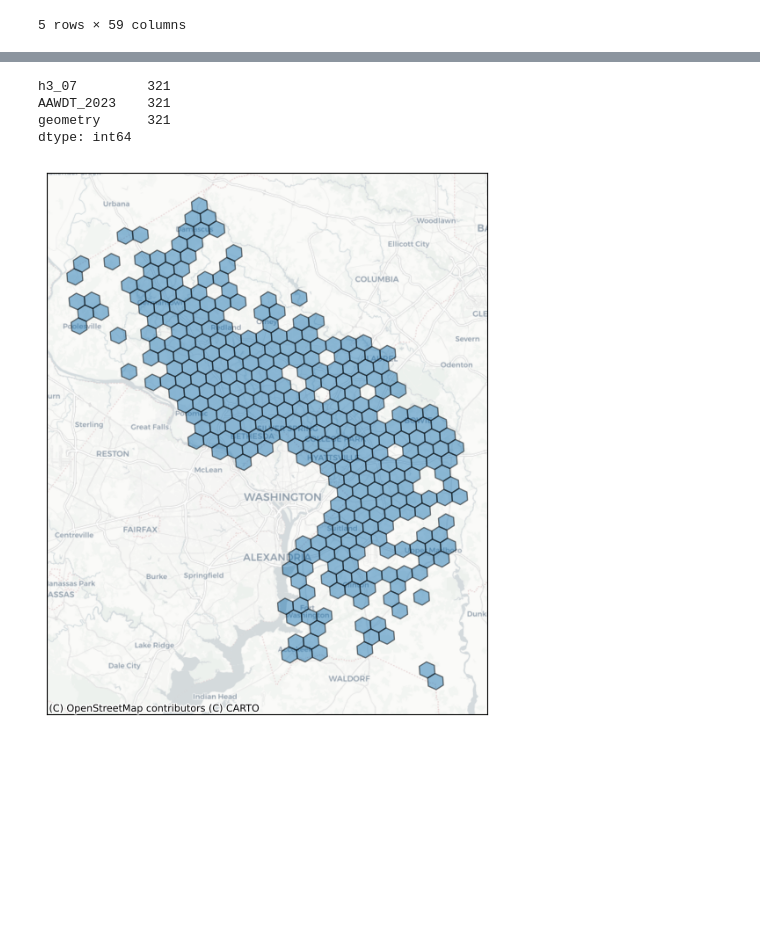
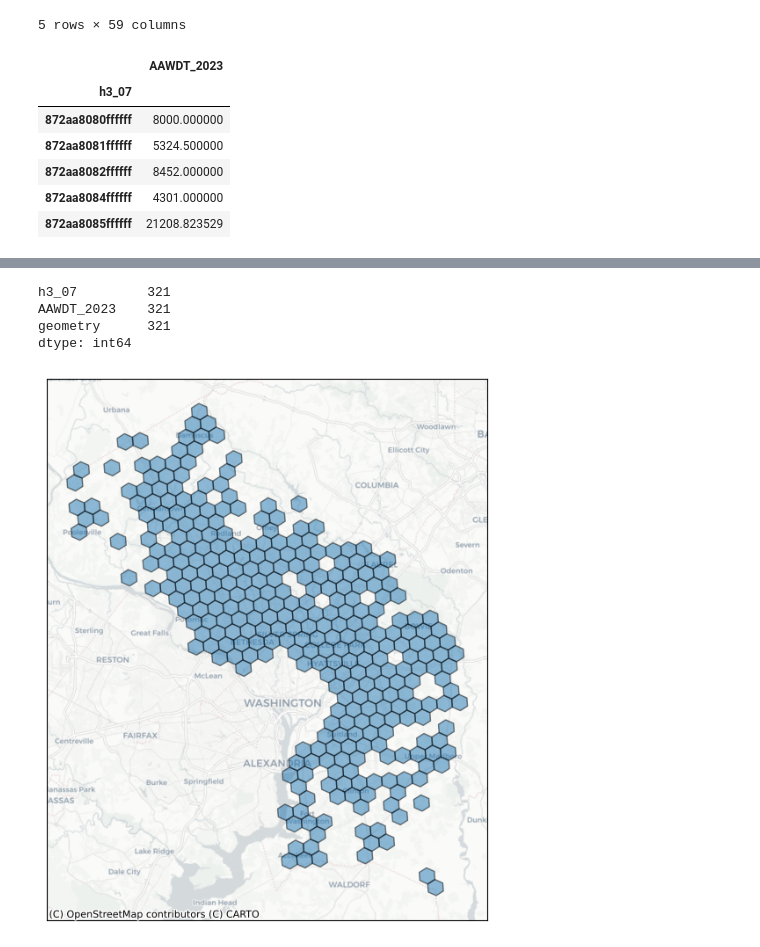
Before and after one commit to emmafurth/SewerRepairDataAnalysisProject, a Jupyter notebook: EDA/analyze_traffic_data_EDA.ipynb, the cells around one changed output, grey strips where cells are left out. Drawn from its saved outputs; the diff is of its cells as text; code cells hidden in the pictures; blank space fills up the shorter version.

```diff
--- a/EDA/analyze_traffic_data_EDA.ipynb
+++ b/EDA/analyze_traffic_data_EDA.ipynb
@@ -75,0 +122,39 @@ traffic_df.head()
+# %%
+# grouped = pd.DataFrame(
+#             self.geo_to_h3(resolution, lat_col, lng_col, False)
+#             .drop(columns=[lat_col, lng_col, "geometry"], errors="ignore")
+#             .groupby(self._format_resolution(resolution))
+#             .agg(operation)
+#         )
+
+lat_col = "lat"
+lng_col = "lng"
+
+agg_dict0 = {'AAWDT_2023': 'mean'}
+agg_dict1 = {'AAWDT_2023': ['mean', 'sum']}
+
+test = pd.DataFrame(
+    traffic_df.h3.geo_to_h3(
+        res,
+        lat_col,
+        lng_col,
+        False
+    ).drop(
+        columns=[lat_col, lng_col, "geometry"],
+        errors="ignore"
+    ).groupby(
+        traffic_df.h3._format_resolution(res)
+        ).agg(agg_dict0))
+
+test.head()
+
+
+#
+# %% [output]
+|  | AAWDT_2023 |
+| h3_07 |  |
+| 872aa8080ffffff | 8000.000000 |
+| 872aa8081ffffff | 5324.500000 |
+| 872aa8082ffffff | 8452.000000 |
+| 872aa8084ffffff | 4301.000000 |
+| 872aa8085ffffff | 21208.823529 |
```
Also changed, not shown: parts of 5 cells of this notebook, 4 other files.
